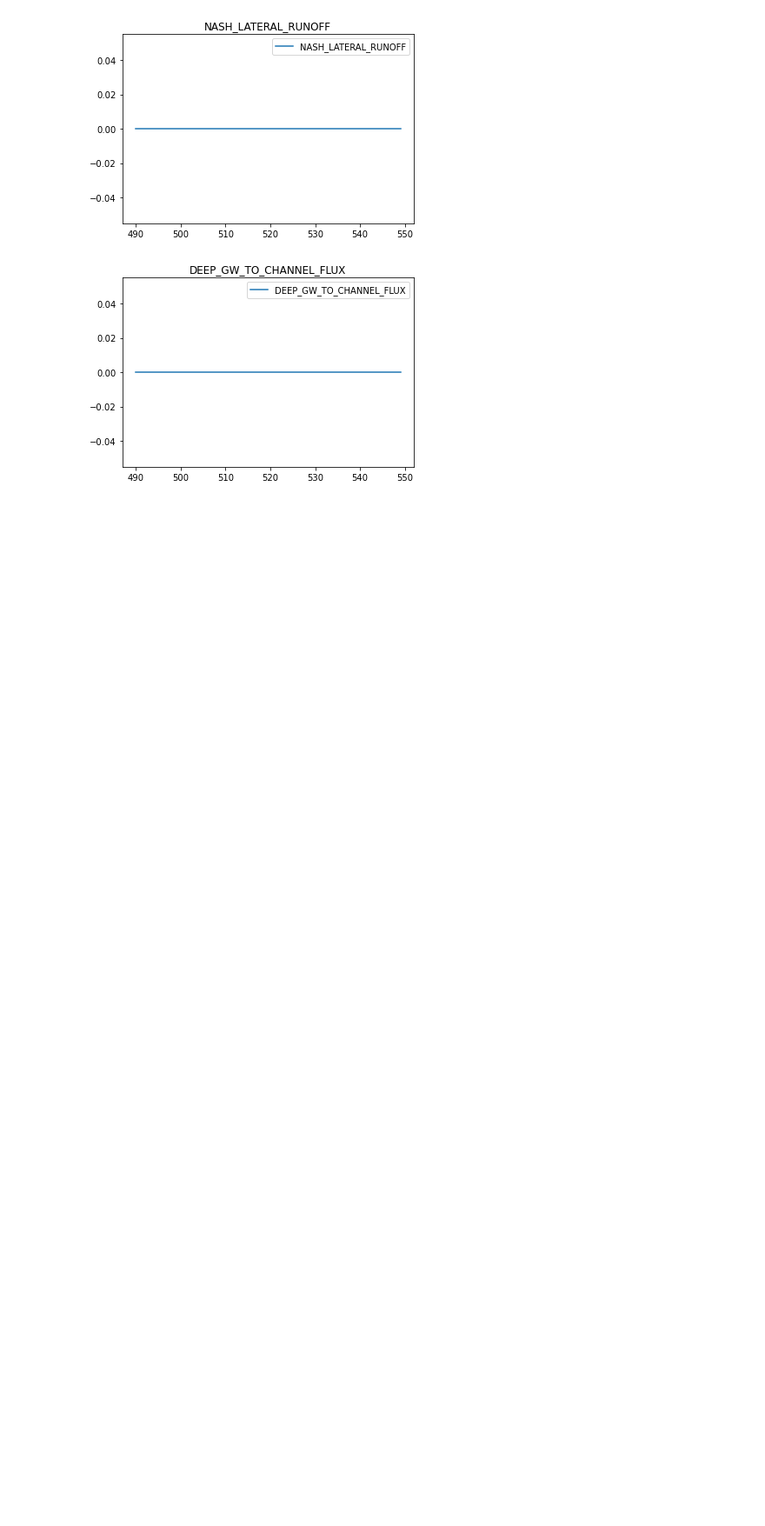
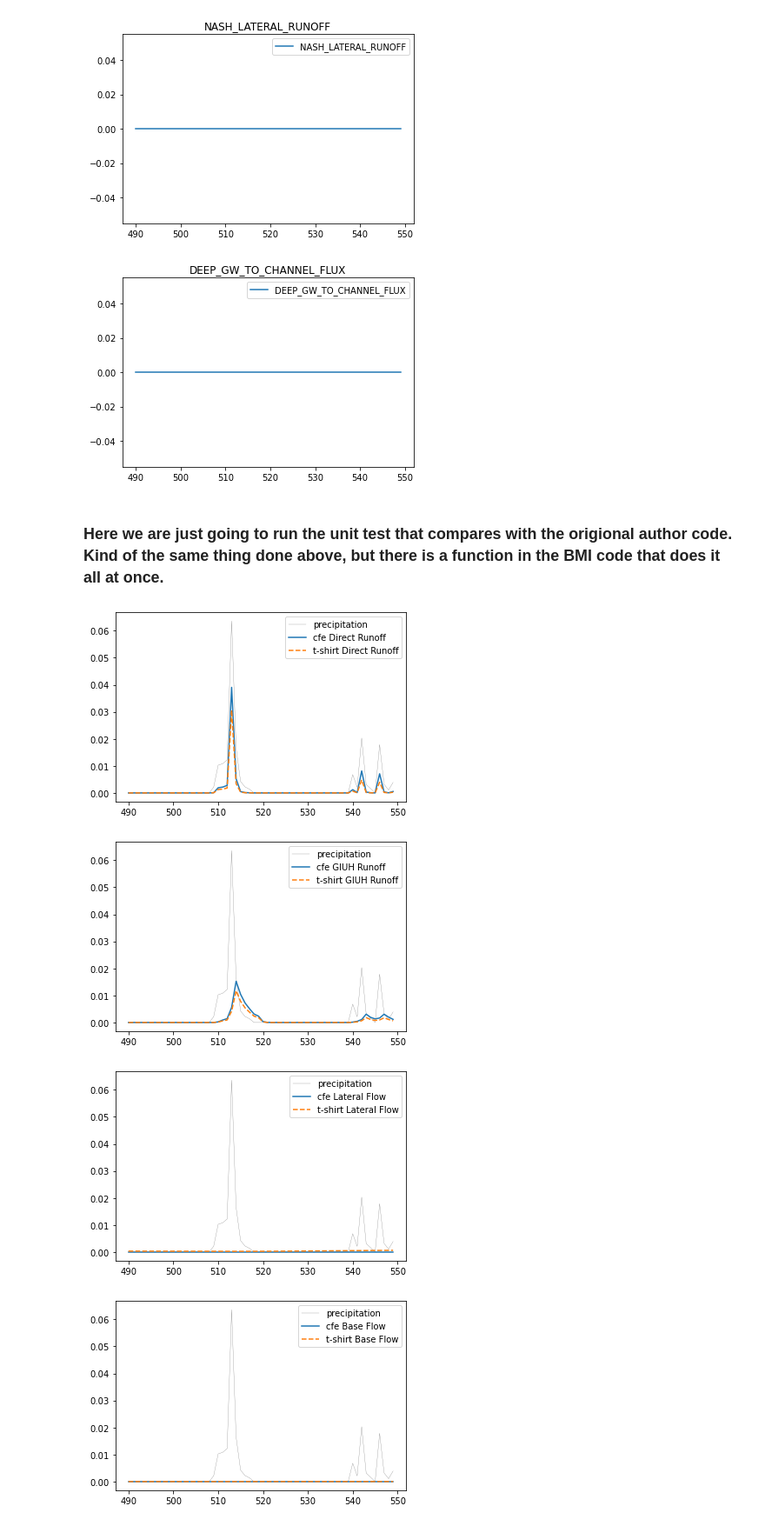
Before and after one commit to NOAA-OWP/cfe, a Jupyter notebook: py_cfe/run_cfe.ipynb, the cells around one changed output. Shown at 87% size. Drawn from its saved outputs; the diff is of its cells as text; code cells hidden in the pictures; blank space fills up the shorter version.

```diff
--- a/py_cfe/run_cfe.ipynb
+++ b/py_cfe/run_cfe.ipynb
@@ -77,3 +89,15 @@ for output in outputs:
 [figure]
 [figure]
 [figure]
+# %% [markdown]
+### Here we are just going to run the unit test that compares with the origional author code. Kind of the same thing done above, but there is a function in the BMI code that does it all at once.
+# %%
+cfe_instance2 = bmi_cfe.BMI_CFE('./cat_58_config_cfe.json')
+cfe_instance2.initialize()
+cfe_instance2.run_unit_test(plot=True, print_fluxes=False)
+cfe_instance2.finalize()
+# %% [output]
+[figure, added]
+[figure, added]
+[figure, added]
+[figure, added]
```
Also changed, not shown: parts of 17 cells of this notebook, 1 other file.
